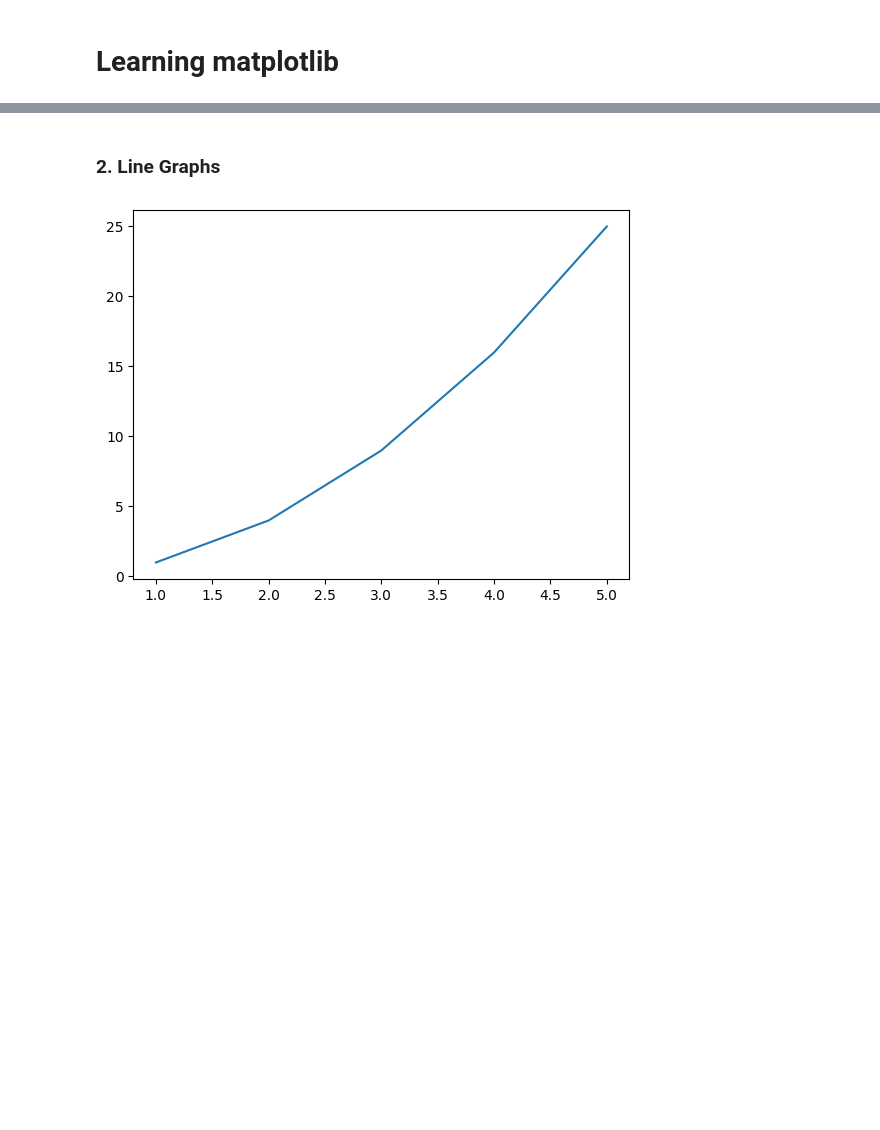
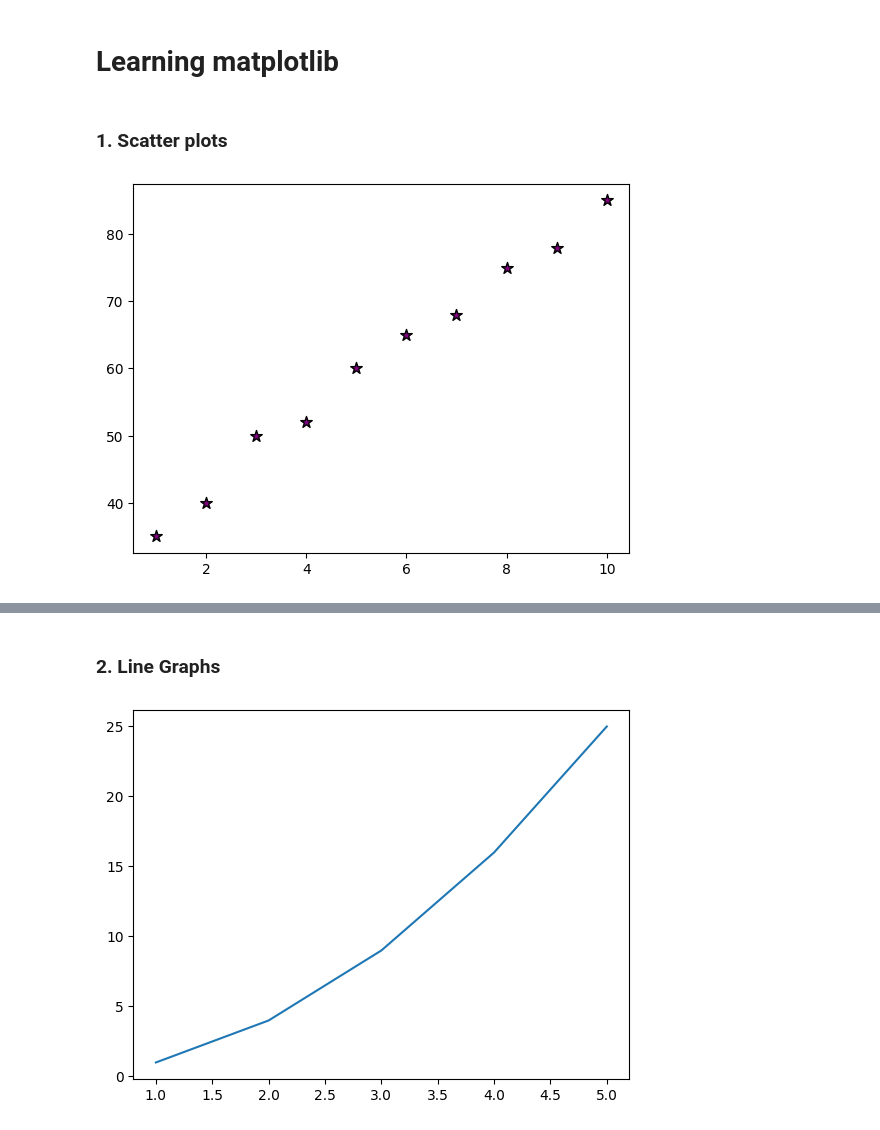
Before and after one commit to macc72/matplotlib_journey, a Jupyter notebook: MatplotlibStarter.ipynb, the cells around one changed output, grey strips where cells are left out. Cells and saved outputs as stored; diff of their text form; code cells hidden in the pictures; blank space fills up the shorter version.

Commit message:
Add files via upload
added scatter plot

```diff
--- a/MatplotlibStarter.ipynb
+++ b/MatplotlibStarter.ipynb
@@ -3,3 +3,16 @@
 # %%
 import numpy as np
 from matplotlib import pyplot as plt
+# %% [markdown]
+### 1. Scatter plots
+# %%
+# a basic scatter plot groph
+
+study_hours = [1, 2, 3, 4, 5, 6, 7, 8, 9, 10]
+exam_scores = [35, 40, 50, 52, 60, 65, 68, 75, 78, 85]
+
+plt.scatter(study_hours, exam_scores, color='purple', s=75, marker='*', edgecolors='black')
+
+plt.show()
+# %% [output]
+[figure, added]
```
Also changed, not shown: parts of 9 cells of this notebook.
